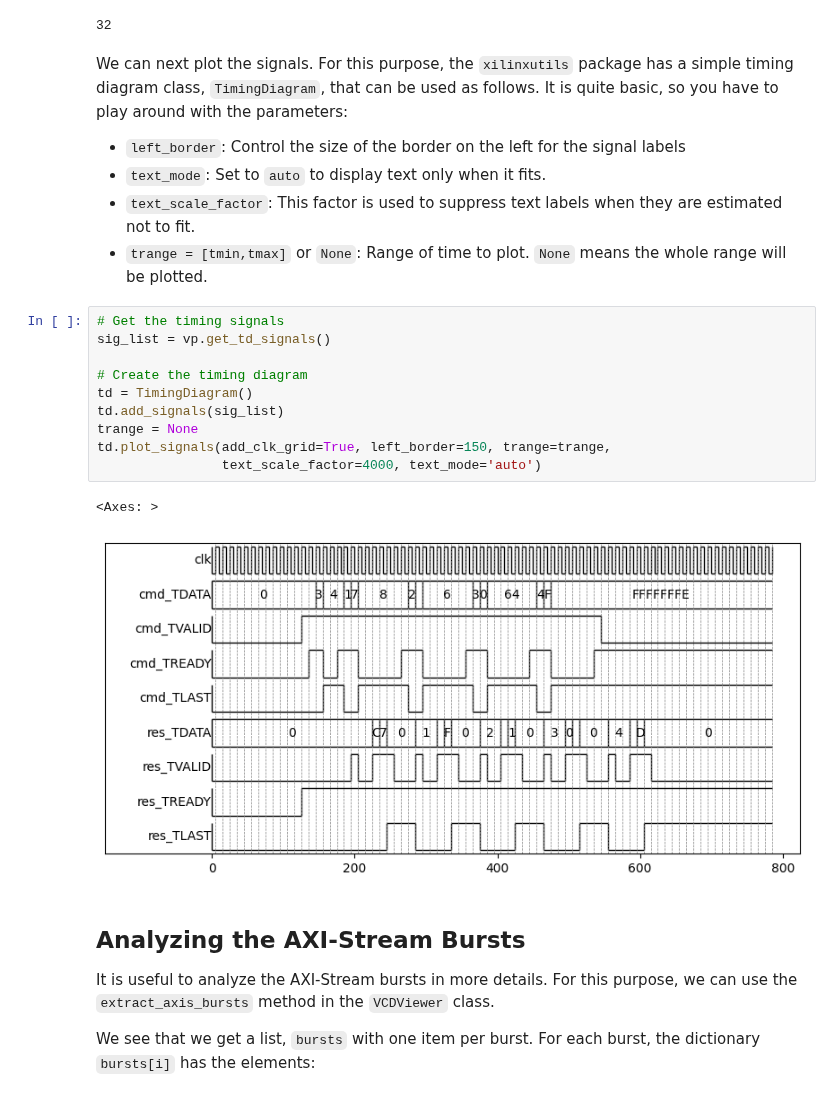
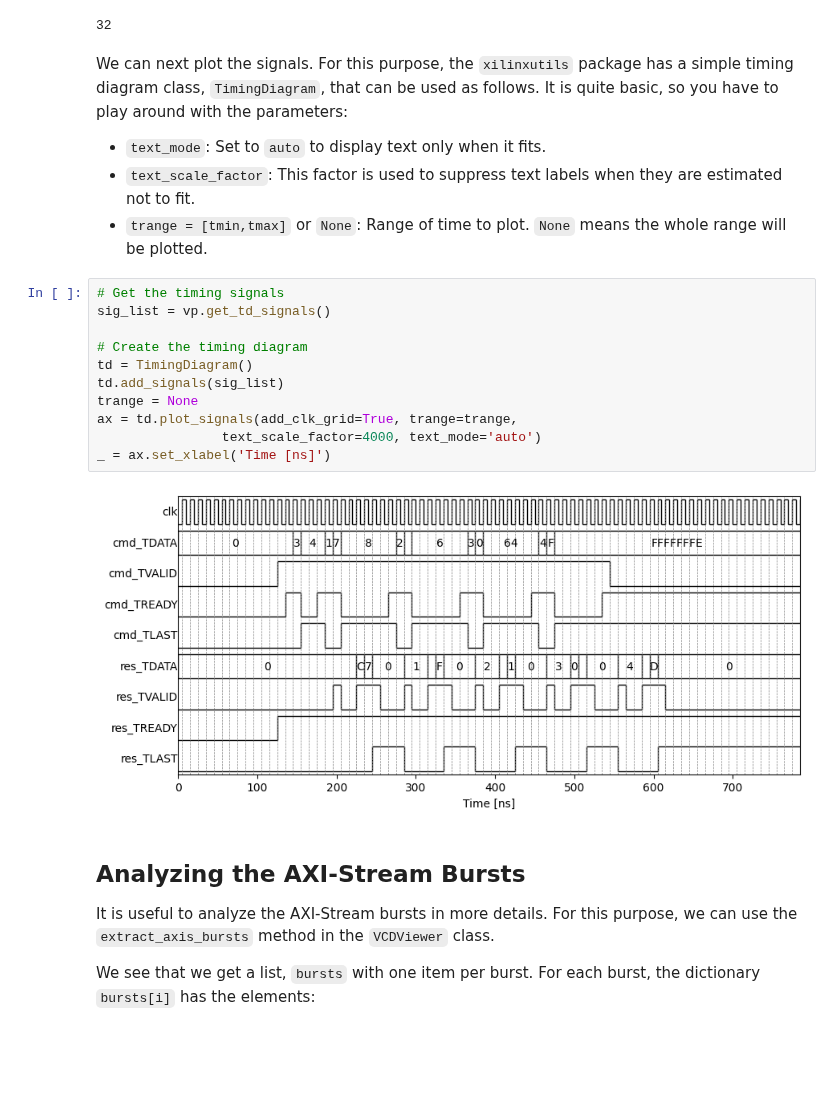
Before and after one commit to sdrangan/hwdesign, a Jupyter notebook: fifoif/python/view_axi_stream.ipynb, the cells around one changed output. Cells and saved outputs as stored; diff of their text form; blank space fills up the shorter version.

Commit message:
Updated for compatibility with the latest VCD parser and timing diagram

```diff
--- a/fifoif/python/view_axi_stream.ipynb
+++ b/fifoif/python/view_axi_stream.ipynb
@@ -72,23 +72,23 @@ res_str_sigs, res_bw = vp.add_axiss_signals(name='top.result_stream', short_name
 32
 # %% [markdown]
 We can next plot the signals.  For this purpose, the `xilinxutils` package has a simple timing diagram class, `TimingDiagram`, that can be used as follows.  It is quite basic,  so you have to play around with the parameters:
-* `left_border`:  Control the size of the border on the left for the signal labels
+
 * `text_mode`:  Set to `auto` to display text only when it fits.
 * `text_scale_factor`:  This factor is used to suppress text labels when they are estimated not to fit.
 * `trange = [tmin,tmax]` or `None`:  Range of time to plot. `None` means the whole range will be plotted.
 # %%
 # Get the timing signals
 sig_list = vp.get_td_signals()
 
 # Create the timing diagram
 td = TimingDiagram()
 td.add_signals(sig_list)
 trange = None
-td.plot_signals(add_clk_grid=True, left_border=150, trange=trange,
+ax = td.plot_signals(add_clk_grid=True, trange=trange,
                 text_scale_factor=4000, text_mode='auto')
+_ = ax.set_xlabel('Time [ns]')
 # %% [output]
-<Axes: >
-[figure, old version]
+[figure, new version]
 # %% [markdown]
 ## Analyzing the AXI-Stream Bursts
 It is useful to analyze the AXI-Stream bursts in more details.  For this purpose, we can use the `extract_axis_bursts` method in the `VCDViewer` class.
```
Also changed, not shown: parts of 1 cell of this notebook.
